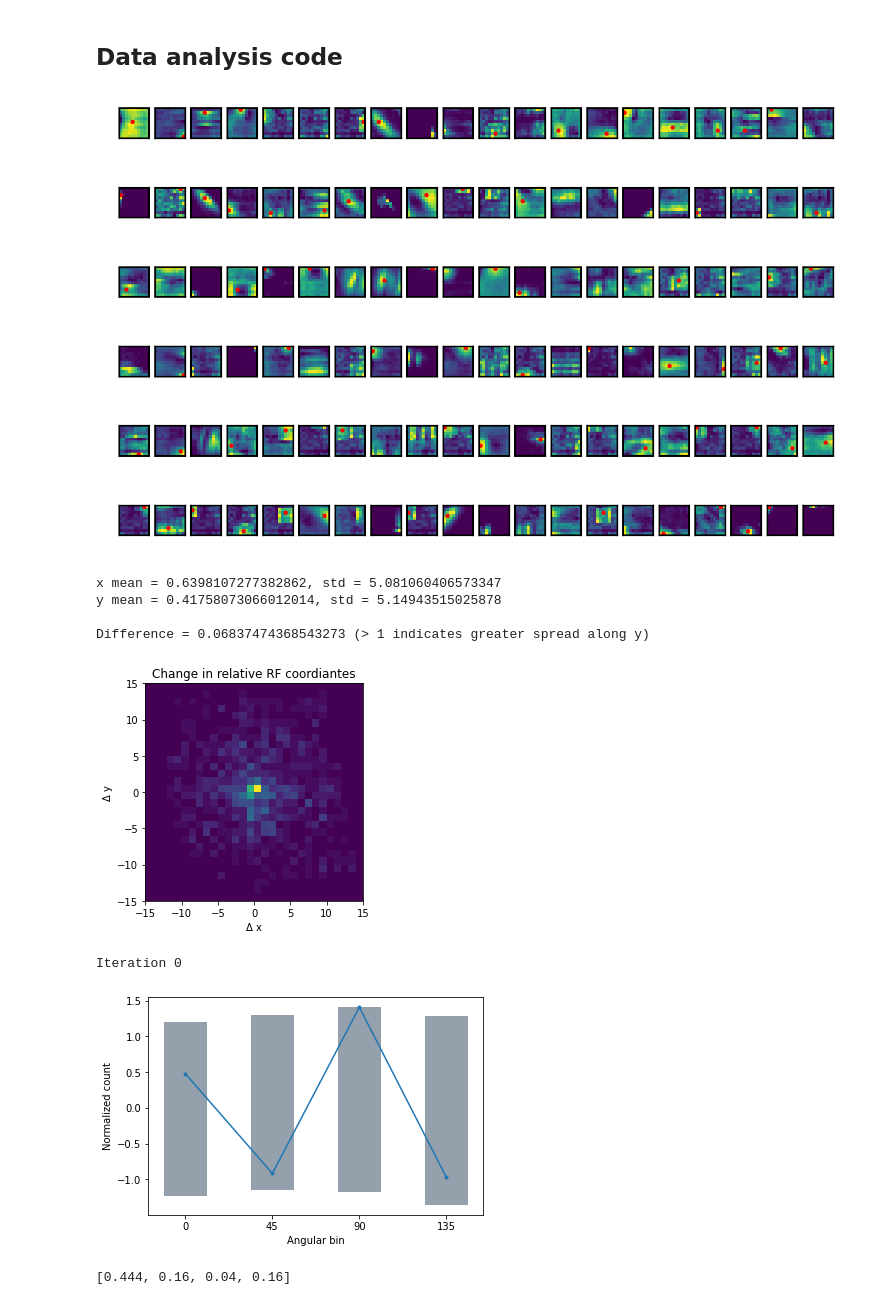
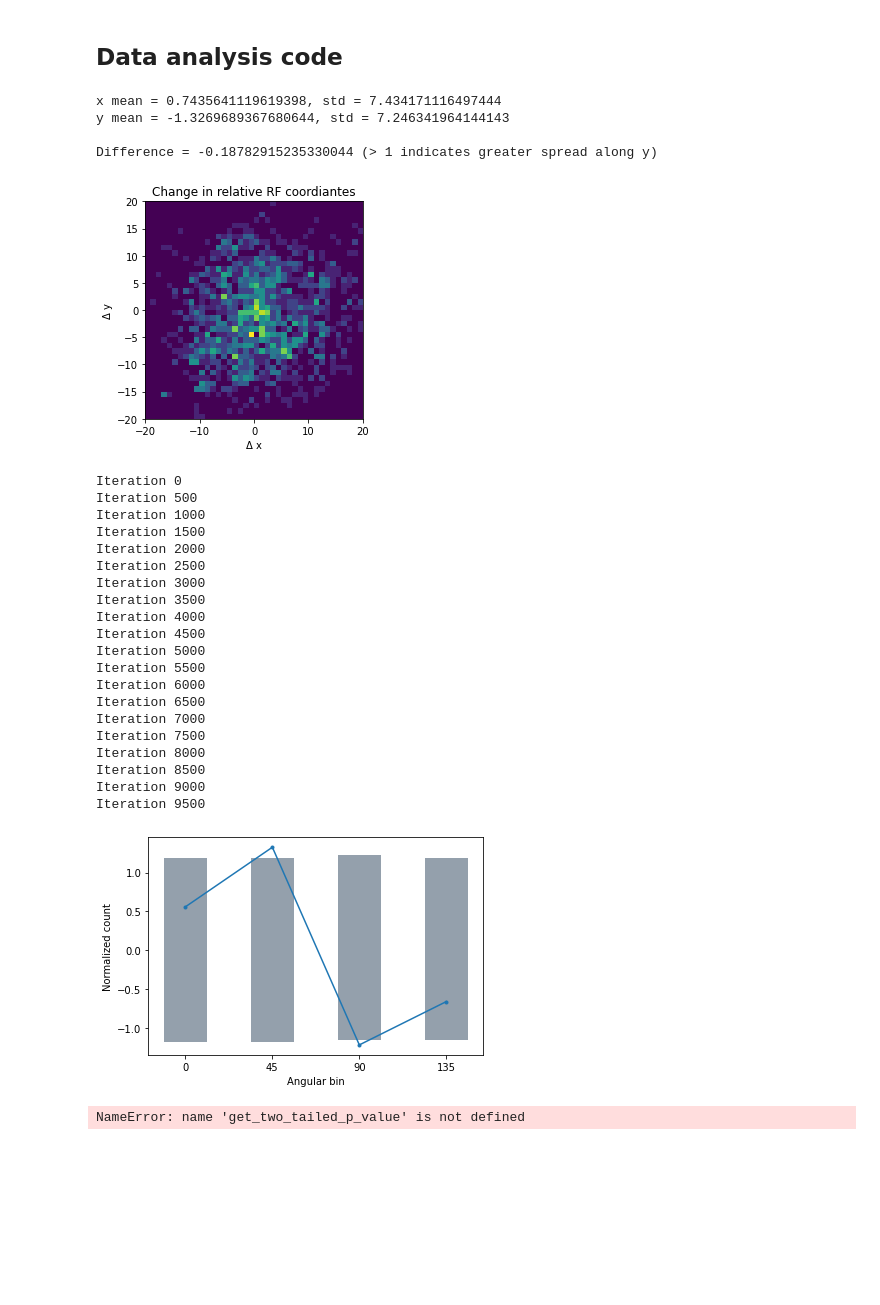
Before and after one commit to sebbkw/rnn, a Jupyter notebook: analyse_network.ipynb, the cells around one changed output. Saved outputs shown, nothing was run; the diff lists cells and outputs as text; code cells hidden in the pictures; blank space fills up the shorter version.

```diff
--- a/analyse_network.ipynb
+++ b/analyse_network.ipynb
@@ -568,7 +582,7 @@ def get_unit_heatmap_centre (unit):
     p, _, _ = get_rf_significance(unit)
 
     # Reject if non-significant
-    if p > .001:
+    if p >= 0.01:
         unit["position"] = (-1, -1)
     else:
         smoothed = ndimage.gaussian_filter(response, 1)
@@ -576,19 +590,20 @@ def get_unit_heatmap_centre (unit):
         thresholded = smoothed > thresh
         centre = ndimage.center_of_mass(thresholded)
         scale_factor = FRAME_SIZE/response.shape[0]
+        centre = (centre[0] * scale_factor, centre[1] * scale_factor)
 
-        if np.isnan(centre[0]):
+        if np.isnan(centre[0]) or np.isnan(centre[1]):
             unit["position"] = (-1, -1)
-
-        unit["position"] = (centre[0] * scale_factor, centre[1] * scale_factor)
+        else:
+            unit["position"] = centre
 # %%
 # Run virtual physiology code on model units
 
-physiology_data_group1 = get_physiology_data(averaged_stimuli_group1)
-physiology_data_group2 = get_physiology_data(averaged_stimuli_group2)
+#physiology_data_group1 = get_physiology_data(averaged_stimuli_group1)
+#physiology_data_group2 = get_physiology_data(averaged_stimuli_group2)
 
-process_unit_heatmaps(physiology_data_group1)
-process_unit_heatmaps(physiology_data_group2)
+get_unit_heatmaps(physiology_data_group1, 1)
+get_unit_heatmaps(physiology_data_group2, 1)
 
 for unit in physiology_data_group1:
     get_unit_heatmap_centre (unit)
@@ -600,11 +649,0 @@ for unit in physiology_data_group2:
-# %%
-#get_unit_heatmaps(physiology_data_group1, 0.5)
-#get_unit_heatmaps(physiology_data_group2, 0.5)
-
-for unit in physiology_data_group1:
-    get_unit_heatmap_centre (unit)
-    print("Done unit", unit["unit_idx"])
-
-for unit in physiology_data_group2:
-    get_unit_heatmap_centre (unit)
-    print("Done unit", unit["unit_idx"])
@@ -774,7 +827,7 @@ for i, unit in enumerate(physiology_data_group2[:300]):
 
 fig = plt.figure(dpi=300, figsize=(6,4))
 
-for i, unit in enumerate(physiology_data_group1[:120]):
+for i, unit in enumerate(physiology_data_group2[:120]):
     ax = fig.add_subplot(6, 20, i+1, xticks=[], yticks=[])
     response = unit["rf_heatmap"]
     ax.imshow(response)
@@ -782,8 +835,6 @@ for i, unit in enumerate(physiology_data_group1[:120]):
     centre = unit["position"]
     if centre[0] != -1:
         ax.scatter([ int(centre[1]*2/3) ], [ int(centre[0]*2/3) ], color='red', s=1)
-# %% [output]
-[figure, removed]
 # %%
 # Visualise weights between recurrent units
 
@@ -1210,7 +1261,7 @@ for pre_unit in physiology_data_group2:
             not np.isnan(pre_unit["position"][0]) and not np.isnan(post_unit["position"][0]) and
             pre_unit["position"][0] != -1 and post_unit["position"][0] != -1 and
             pre_unit["OSI"] > OSI_THRESH and post_unit["OSI"] > OSI_THRESH  and
-            abs(connection_weight) > 2
+            abs(connection_weight) > 2.5
         ):
             dx, dy = get_dx_dy(V1_unit=post_unit, V2_unit=pre_unit)
             x.append(dx)
@@ -1237,41 +1288,60 @@ angular_bins = get_angular_bins(x, y)
 angular_bin_counts = [
     len(angular_bins[0]) + len(angular_bins[180]),
     len(angular_bins[45]) + len(angular_bins[225]),
     len(angular_bins[90]) + len(angular_bins[270]),
     len(angular_bins[135]) + len(angular_bins[315])
 ]
 #angular_bin_counts = [len(angular_bins[key]) for key in angular_bins.keys()]
 null_angular_distribution, angular_bin_cis = get_null_angular_distribution(
     total_points=len(x),
-    iterations=500,
+    iterations=10000,
     model_angular_bins=angular_bin_counts
 )
 normed_angular_bin_counts = (angular_bin_counts - np.mean(angular_bin_counts))/np.std(angular_bin_counts)
 
 fig, ax = plt.subplots()
 ax.plot(normed_angular_bin_counts, '.-')
 plot_angular_cis(ax, angular_bin_cis)
 ax.set_ylabel("Normalized count")
 ax.set_xlabel("Angular bin")
 ax.set_xticks([0, 1, 2, 3])#, 4, 5, 6, 7])
 ax.set_xticklabels(["0", "45", "90", "135"])# "180", "225", "270", "315"])
 plt.show()
 
 pvalues = []
 for i in range(4):
     p, _, _ = get_two_tailed_p_value(null_angular_distribution[:, i], normed_angular_bin_counts[i])
     pvalues.append(p)
 
 print(pvalues)
 # %% [output]
-x mean = 0.6398107277382862, std = 5.081060406573347
-y mean = 0.41758073066012014, std = 5.14943515025878
+x mean = 0.7435641119619398, std = 7.434171116497444
+y mean = -1.3269689367680644, std = 7.246341964144143
 
-Difference = 0.06837474368543273 (> 1 indicates greater spread along y)
+Difference = -0.18782915235330044 (> 1 indicates greater spread along y)
-[figure, old version]
+[figure, new version]
 Iteration 0
+Iteration 500
+Iteration 1000
+Iteration 1500
+Iteration 2000
+Iteration 2500
+Iteration 3000
+Iteration 3500
+Iteration 4000
+Iteration 4500
+Iteration 5000
+Iteration 5500
+Iteration 6000
+Iteration 6500
+Iteration 7000
+Iteration 7500
+Iteration 8000
+Iteration 8500
+Iteration 9000
+Iteration 9500
-[figure, old version]
+[figure, new version]
-[0.444, 0.16, 0.04, 0.16]
+NameError: name 'get_two_tailed_p_value' is not defined
 # %%
 # Weight strength as a function of orientation difference
 
```
Also changed, not shown: parts of 7 cells of this notebook, 2 other files.
